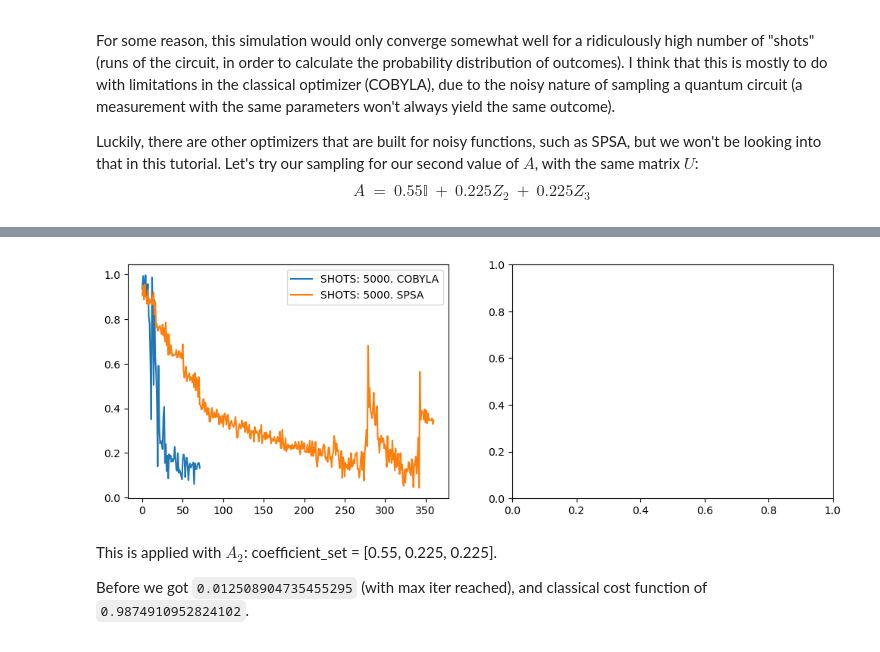
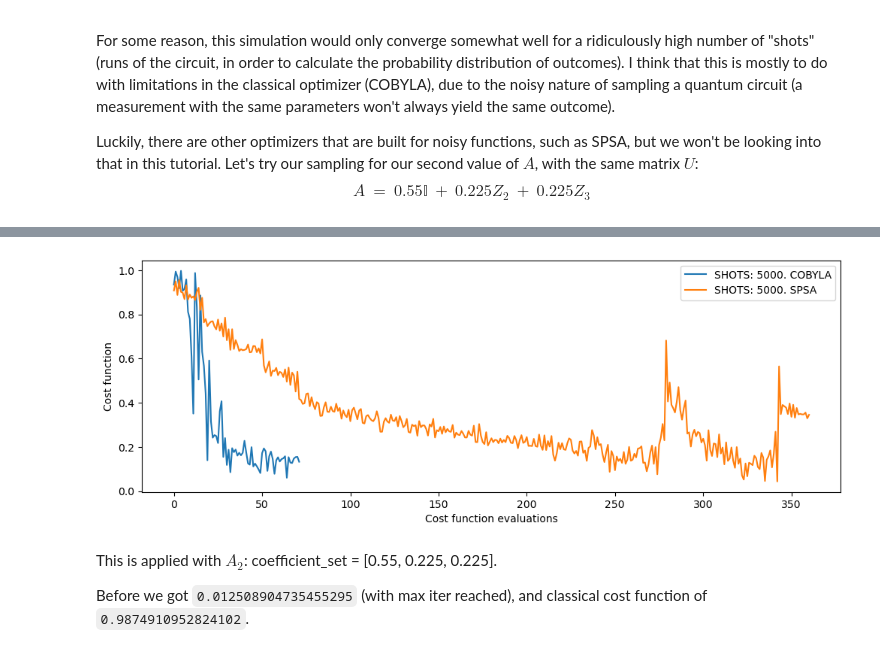
Before and after one commit to ZhiganovD/Numerical-methods-VQE, a Jupyter notebook: Alice_Gregor/Qiskit Notebook VQLS.ipynb, the cells around one changed output, grey strips where cells are left out. Cells and saved outputs as stored; diff of their text form; code cells hidden in the pictures.

```diff
--- a/Alice_Gregor/Qiskit Notebook VQLS.ipynb
+++ b/Alice_Gregor/Qiskit Notebook VQLS.ipynb
@@ -1109,13 +1140,14 @@ real solution x:  [0.35355339 0.35355339 0.64282435 0.64282435 0.64282435 0.6428
 # %%
 import matplotlib.pyplot as plt
 def plot_cost_history():
-    fig, ax = plt.subplots(1,2,figsize=(12,4))
-    ax[0].plot(range(len(cost_history_cobyla)), cost_history_cobyla, label=f"SHOTS: 5000. COBYLA")
-    ax[0].plot(range(len(cost_history_SPSA)), cost_history_SPSA, label=f"SHOTS: 5000. SPSA")
-    ax[0].legend()
+    fig, ax = plt.subplots(1,1,figsize=(12,4))
+    ax.plot(range(len(cost_history_cobyla)), cost_history_cobyla, label=f"SHOTS: 5000. COBYLA")
+    ax.plot(range(len(cost_history_SPSA)), cost_history_SPSA, label=f"SHOTS: 5000. SPSA")
+    ax.legend()
+    ax.set_xlabel("Cost function evaluations"), ax.set_ylabel("Cost function")
 plot_cost_history()
 # %% [output]
-[figure, old version]
+[figure, new version]
 # %% [markdown]
 This is applied with $A_2$: coefficient_set = [0.55, 0.225, 0.225].
 
```
Also changed, not shown: parts of 2 cells of this notebook.
